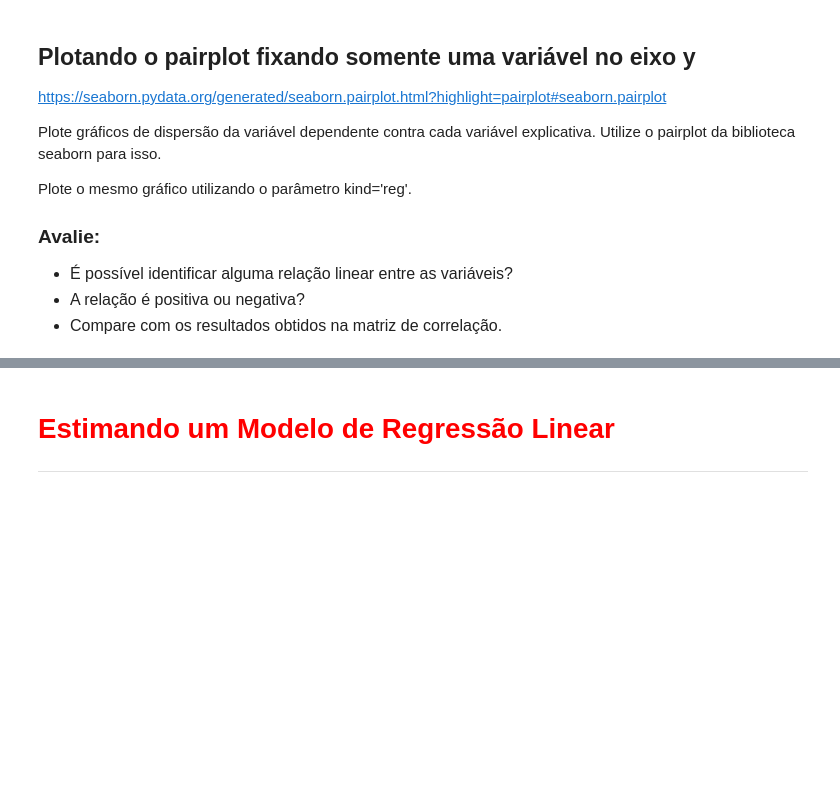
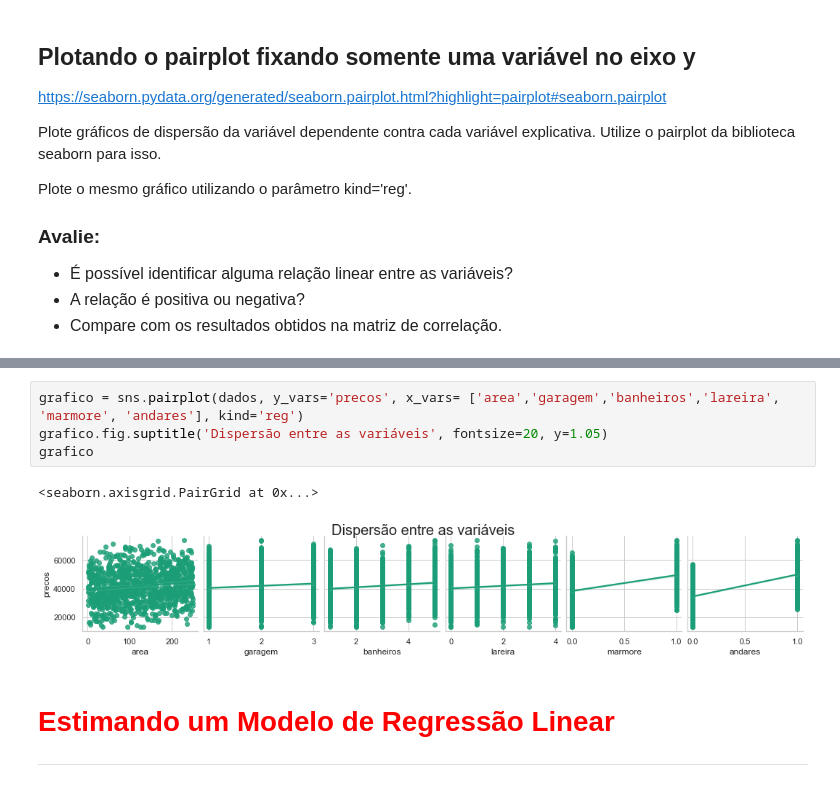
Before and after one commit to cglima/regressao-linear-testando-relacoes-prevendo-resultados, a Jupyter notebook: projeto_final/notebook/Regressao Linear - Exercicio.ipynb, the cells around one changed output, grey strips where cells are left out. Cells and saved outputs as stored; diff of their text form; blank space fills up the shorter version.

```diff
--- a/projeto_final/notebook/Regressao Linear - Exercicio.ipynb
+++ b/projeto_final/notebook/Regressao Linear - Exercicio.ipynb
@@ -263,3 +271,10 @@ Plote o mesmo gráfico utilizando o parâmetro kind='reg'.
+# %%
+grafico = sns.pairplot(dados, y_vars='precos', x_vars= ['area','garagem','banheiros','lareira', 'marmore', 'andares'], kind='reg')
+grafico.fig.suptitle('Dispersão entre as variáveis', fontsize=20, y=1.05)
+grafico
+# %% [output]
+<seaborn.axisgrid.PairGrid at 0x...>
+[figure, added]
 # %% [markdown]
 # <font color='red' style='font-size: 30px;'>Estimando um Modelo de Regressão Linear</font>
 <hr style='border: 2px solid red;'>
```
Also changed, not shown: parts of 17 cells of this notebook, 2 other files.
